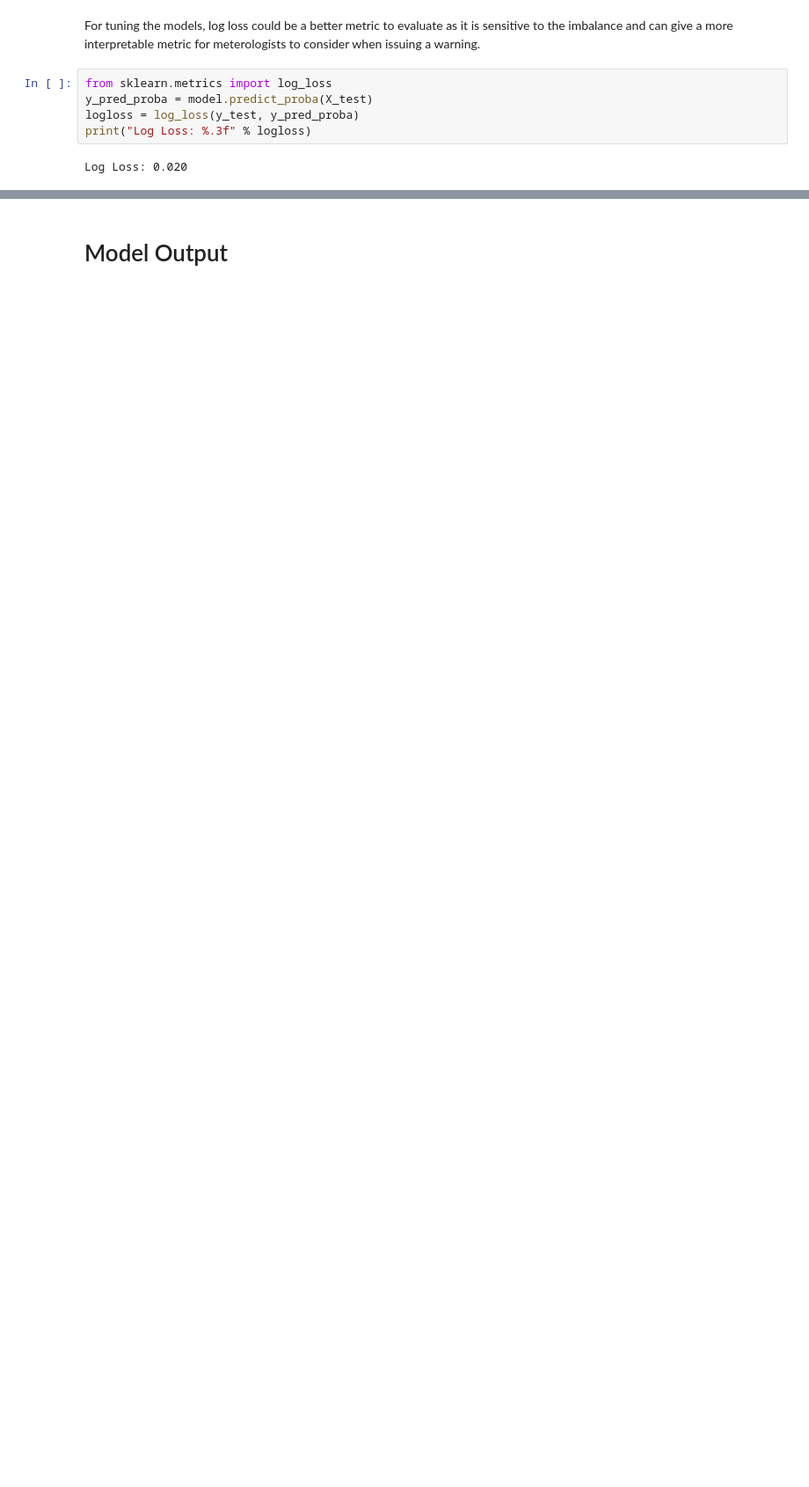
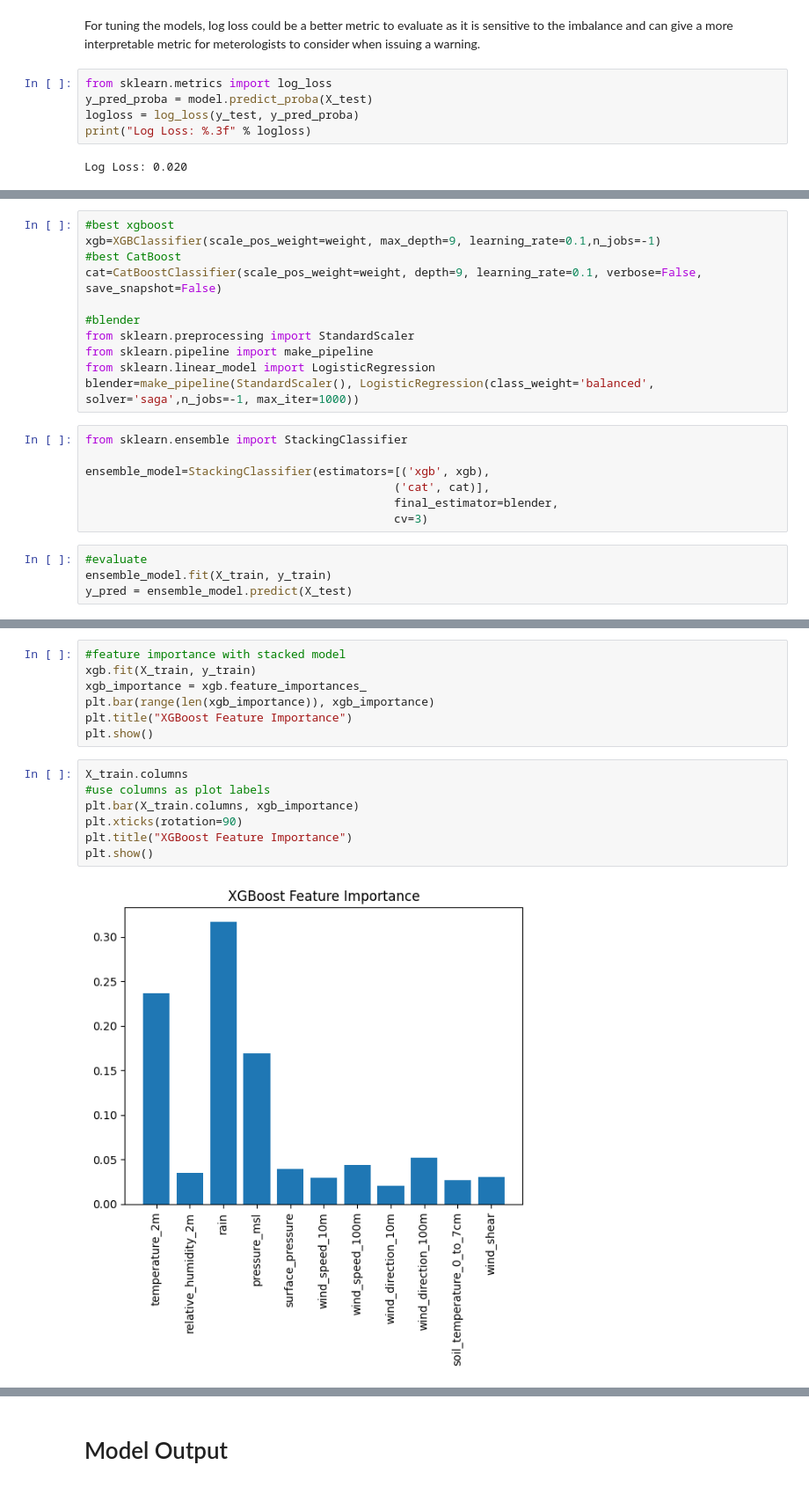
Before and after one commit to dpatel77/ProjectToto, a Jupyter notebook: ML_Model/ml_projectTOTO.ipynb, the cells around one changed output, grey strips where cells are left out. Shown: that part at 88% size. Drawn from its saved outputs; the diff is of its cells as text; blank space fills up the shorter version.

Commit message:
modelupdate

```diff
--- a/ML_Model/ml_projectTOTO.ipynb
+++ b/ML_Model/ml_projectTOTO.ipynb
@@ -453,0 +517,22 @@ Conclusion on best model
+# %%
+#best xgboost
+xgb=XGBClassifier(scale_pos_weight=weight, max_depth=9, learning_rate=0.1,n_jobs=-1)
+#best CatBoost
+cat=CatBoostClassifier(scale_pos_weight=weight, depth=9, learning_rate=0.1, verbose=False, save_snapshot=False)
+
+#blender
+from sklearn.preprocessing import StandardScaler
+from sklearn.pipeline import make_pipeline
+from sklearn.linear_model import LogisticRegression
+blender=make_pipeline(StandardScaler(), LogisticRegression(class_weight='balanced', solver='saga',n_jobs=-1, max_iter=1000))
+# %%
+from sklearn.ensemble import StackingClassifier
+
+ensemble_model=StackingClassifier(estimators=[('xgb', xgb),
+                                             ('cat', cat)],
+                                             final_estimator=blender,
+                                             cv=3)
+# %%
+#evaluate
+ensemble_model.fit(X_train, y_train)
+y_pred = ensemble_model.predict(X_test)
@@ -453,0 +555,16 @@ Conclusion on best model
+# %%
+#feature importance with stacked model
+xgb.fit(X_train, y_train)
+xgb_importance = xgb.feature_importances_
+plt.bar(range(len(xgb_importance)), xgb_importance)
+plt.title("XGBoost Feature Importance")
+plt.show()
+# %%
+X_train.columns
+#use columns as plot labels
+plt.bar(X_train.columns, xgb_importance)
+plt.xticks(rotation=90)
+plt.title("XGBoost Feature Importance")
+plt.show()
+# %% [output]
+[figure, added]
```
Also changed, not shown: parts of 49 cells of this notebook, 16 other files.
